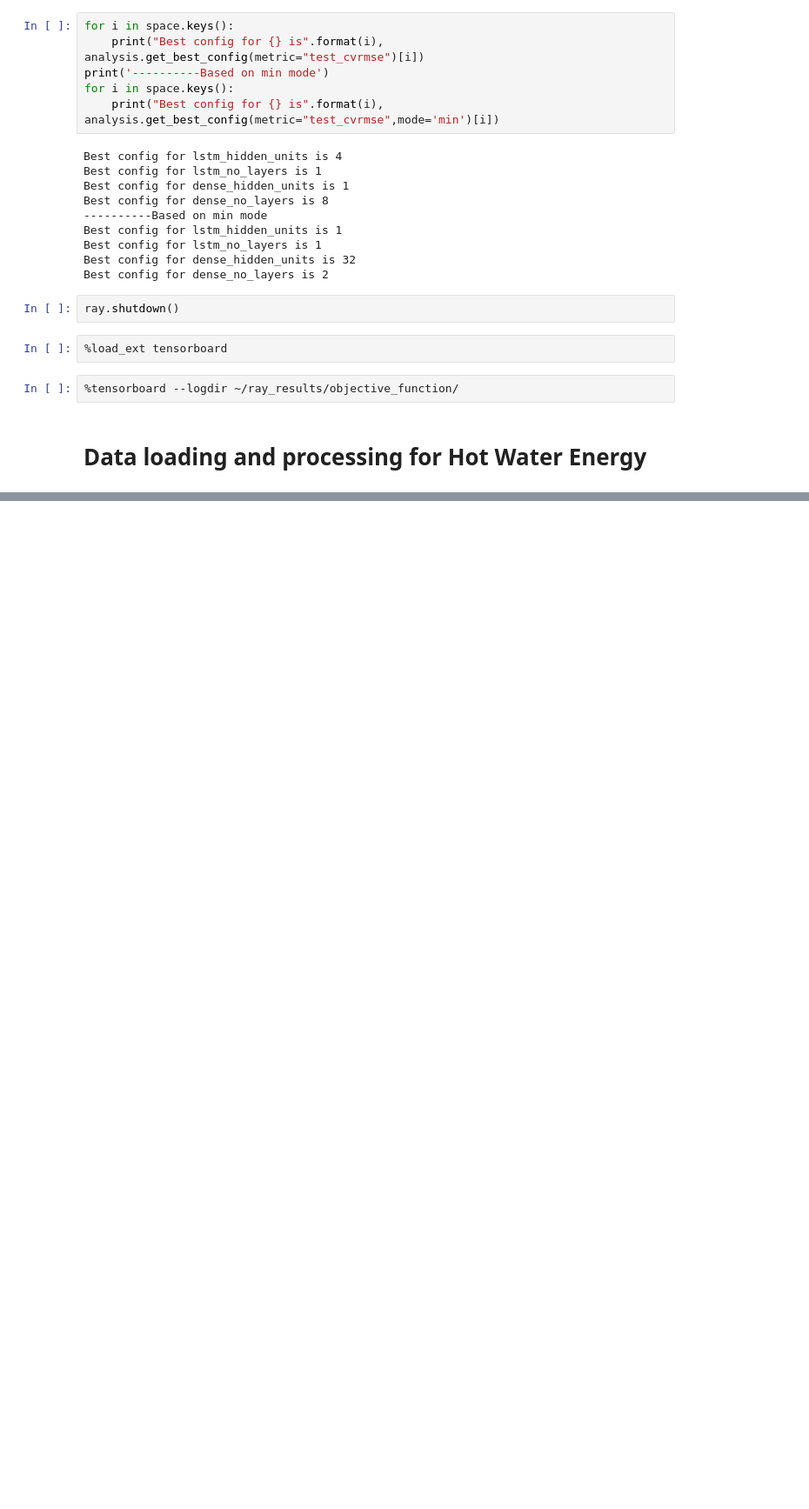
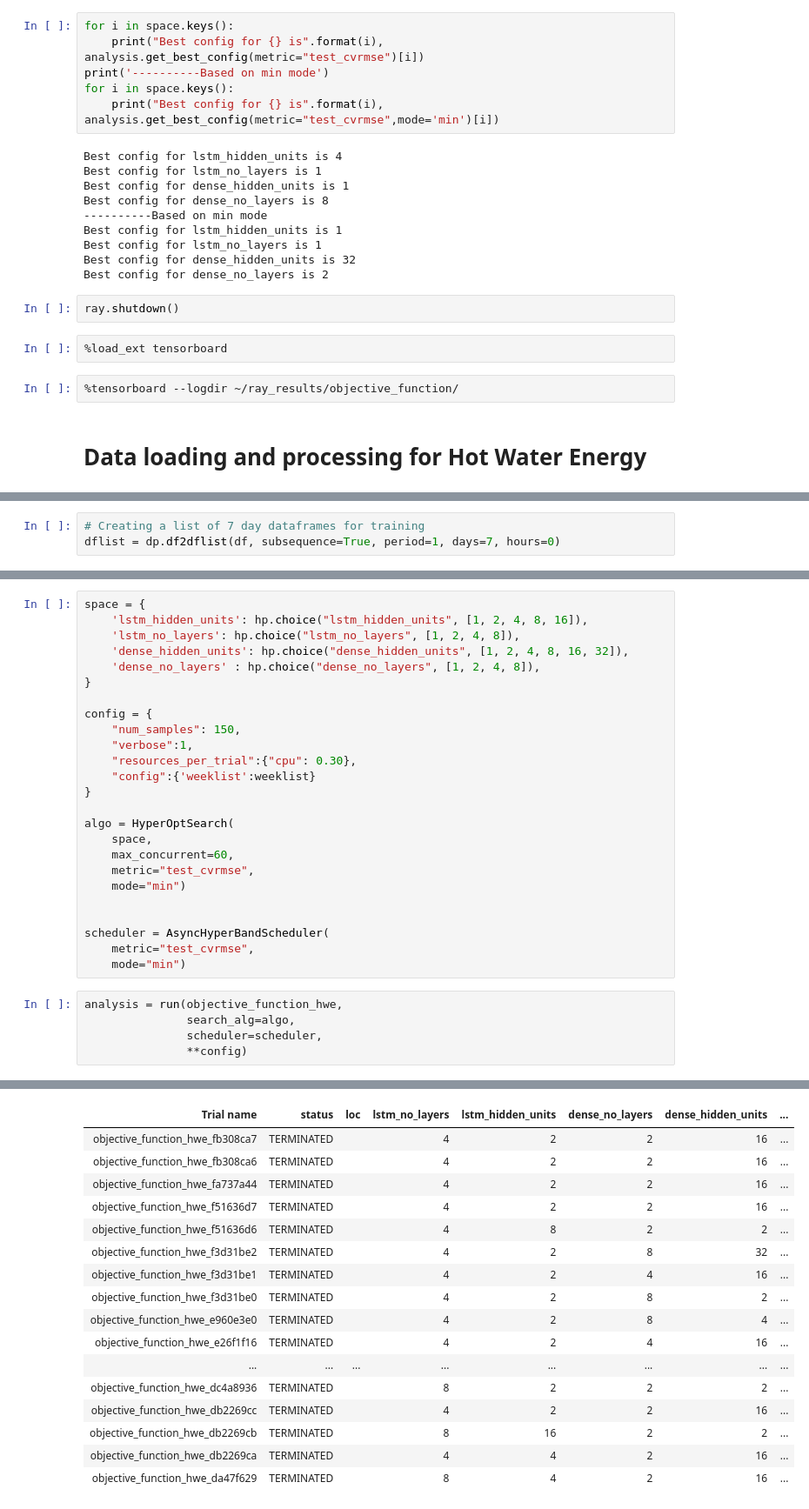
Before and after one commit to AvisekNaug/CDC2020, a Jupyter notebook: notebooks/AHU Energy Training-HPO.ipynb, the cells around one changed output, grey strips where cells are left out. Shown: that part at 87% size. Saved outputs shown, nothing was run; the diff lists cells and outputs as text; blank space fills up the shorter version.

Commit message:
hpo done on hwe lstm model

```diff
--- a/notebooks/AHU Energy Training-HPO.ipynb
+++ b/notebooks/AHU Energy Training-HPO.ipynb
@@ -287,0 +299,3 @@ df.head()
+# %%
+# Creating a list of 7 day dataframes for training
+dflist = dp.df2dflist(df, subsequence=True, period=1, days=7, hours=0)
@@ -287,0 +393,31 @@ df.head()
+# %%
+space = {
+    'lstm_hidden_units': hp.choice("lstm_hidden_units", [1, 2, 4, 8, 16]),
+    'lstm_no_layers': hp.choice("lstm_no_layers", [1, 2, 4, 8]),
+    'dense_hidden_units': hp.choice("dense_hidden_units", [1, 2, 4, 8, 16, 32]),
+    'dense_no_layers' : hp.choice("dense_no_layers", [1, 2, 4, 8]),
+}
+
+config = {
+    "num_samples": 150,
+    "verbose":1,
+    "resources_per_trial":{"cpu": 0.30},
+    "config":{'weeklist':weeklist}
+}
+
+algo = HyperOptSearch(
+    space,
+    max_concurrent=60,
+    metric="test_cvrmse",
+    mode="min")
+
+
+scheduler = AsyncHyperBandScheduler(
+    metric="test_cvrmse",
+    mode="min")
+# %%
+analysis = run(objective_function_hwe,
+               search_alg=algo,
+               scheduler=scheduler,
+               **config)
+# %% [output]
@@ -287,0 +431,17 @@ df.head()
+| Trial name | status | loc | lstm_no_layers | lstm_hidden_units | dense_no_layers | dense_hidden_units | ... |
+| objective_function_hwe_fb308ca7 | TERMINATED |  | 4 | 2 | 2 | 16 | ... |
+| objective_function_hwe_fb308ca6 | TERMINATED |  | 4 | 2 | 2 | 16 | ... |
+| objective_function_hwe_fa737a44 | TERMINATED |  | 4 | 2 | 2 | 16 | ... |
+| objective_function_hwe_f51636d7 | TERMINATED |  | 4 | 2 | 2 | 16 | ... |
+| objective_function_hwe_f51636d6 | TERMINATED |  | 4 | 8 | 2 | 2 | ... |
+| objective_function_hwe_f3d31be2 | TERMINATED |  | 4 | 2 | 8 | 32 | ... |
+| objective_function_hwe_f3d31be1 | TERMINATED |  | 4 | 2 | 4 | 16 | ... |
+| objective_function_hwe_f3d31be0 | TERMINATED |  | 4 | 2 | 8 | 2 | ... |
+| objective_function_hwe_e960e3e0 | TERMINATED |  | 4 | 2 | 8 | 4 | ... |
+| objective_function_hwe_e26f1f16 | TERMINATED |  | 4 | 2 | 4 | 16 | ... |
+| ... | ... | ... | ... | ... | ... | ... | ... |
+| objective_function_hwe_dc4a8936 | TERMINATED |  | 8 | 2 | 2 | 2 | ... |
+| objective_function_hwe_db2269cc | TERMINATED |  | 4 | 2 | 2 | 16 | ... |
+| objective_function_hwe_db2269cb | TERMINATED |  | 8 | 16 | 2 | 2 | ... |
+| objective_function_hwe_db2269ca | TERMINATED |  | 4 | 4 | 2 | 16 | ... |
+| objective_function_hwe_da47f629 | TERMINATED |  | 8 | 4 | 2 | 16 | ... |
```
Also changed, not shown: parts of 12 cells of this notebook.
